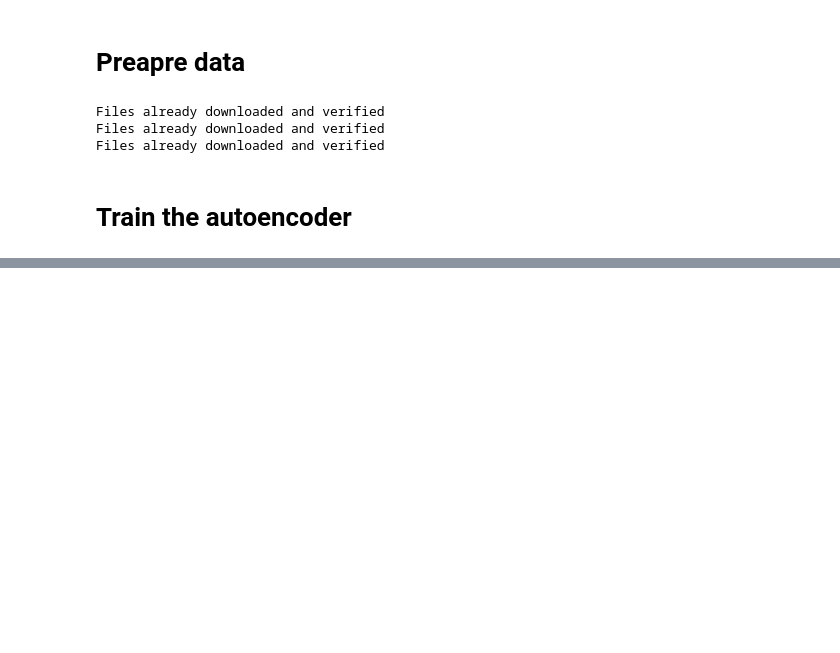
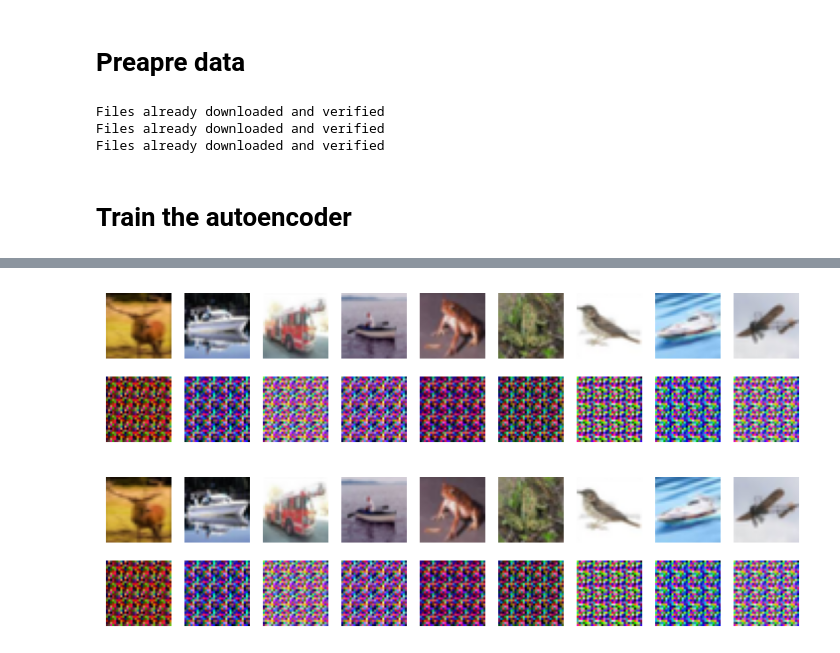
Before and after one commit to axchizhov/masked_autoencoder, a Jupyter notebook: notebooks/1_train_autoencoder.ipynb, the cells around one changed output, grey strips where cells are left out. Drawn from its saved outputs; the diff is of its cells as text; code cells hidden in the pictures; blank space fills up the shorter version.

```diff
--- a/notebooks/1_train_autoencoder.ipynb
+++ b/notebooks/1_train_autoencoder.ipynb
@@ -7,22 +7,22 @@
 ## Hyperparameters
 # %%
 BATCH_SIZE = 256
-LR = 1e-5
+LR = 1e-4
 BETAS = (0.9, 0.95)
 NUM_EPOCHS = 100
 
 IMAGE_SIZE = 32
-PATCH_SIZE = 8
+PATCH_SIZE = 2
 NUM_PATCHES = (IMAGE_SIZE // PATCH_SIZE) ** 2
 IN_CHANS = 3
 
-ENCODER_EMBED_DIM = 128
-ENCODER_NUM_HEADS = 4
-ENCODER_DEPTH = 6
+ENCODER_EMBED_DIM = 192
+ENCODER_NUM_HEADS = 3
+ENCODER_DEPTH = 12
 
-DECODER_EMBED_DIM = 64
-DECODR_NUM_HEADS = 4
-DECODER_DEPTH = 2
+DECODER_EMBED_DIM = 192
+DECODR_NUM_HEADS = 3
+DECODER_DEPTH = 4
 
 SEED = 42
 # %% [markdown]
@@ -124,3 +130,10 @@ log_writer.close()
+# %%
+pred = net.forward_without_mask(image_batch)
+reconstructed = net.unpatchify(pred)
+plot_reconstructed(image_batch, reconstructed)
+# %% [output]
+[figure, added]
+[figure, added]
 # %%
 # # evaluate accuracy after training
 # model.eval()
```
Also changed, not shown: parts of 1 cell of this notebook, 4 other files.
